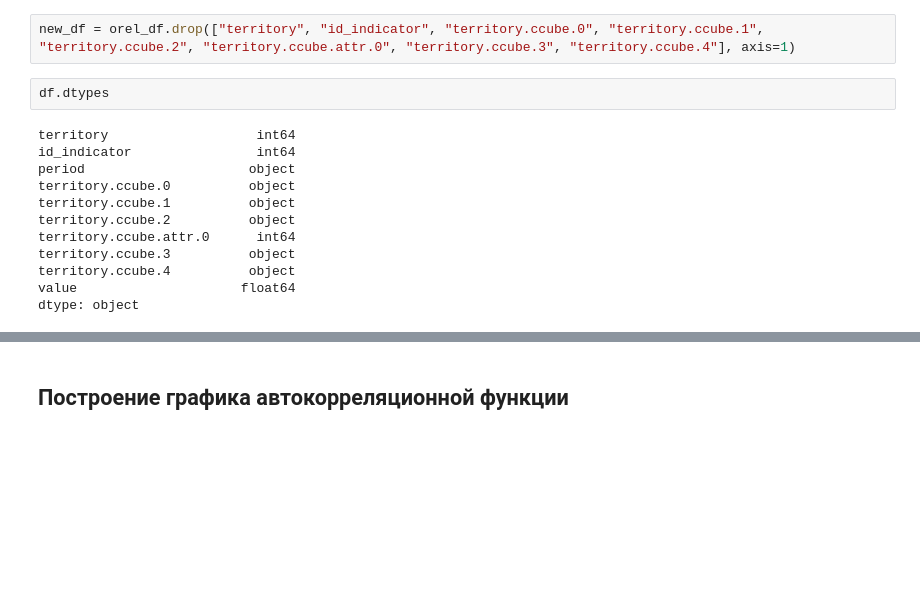
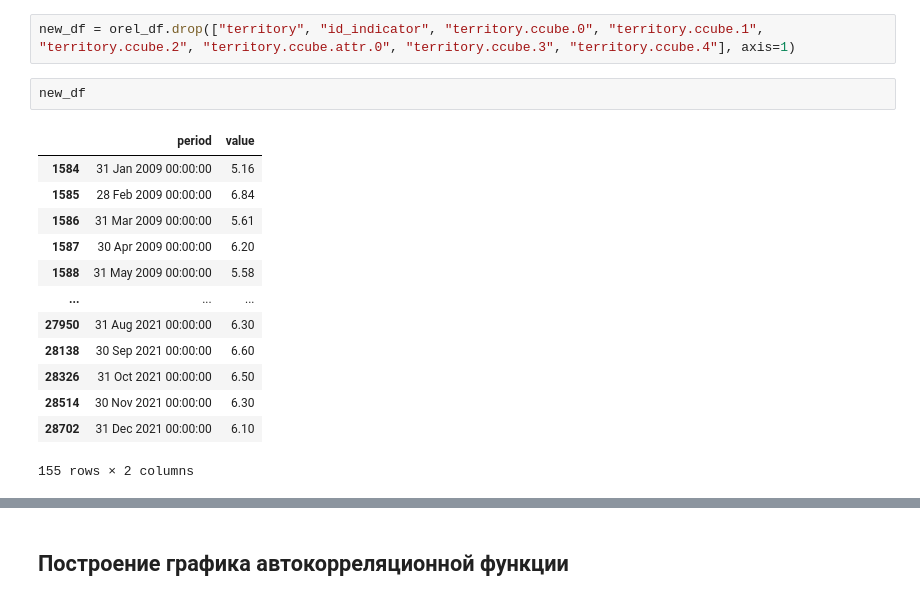
Before and after one commit to maximvscow/birthrate, a Jupyter notebook: Divorce & Marriage.ipynb, the cells around one changed output, grey strips where cells are left out. Drawn from its saved outputs; the diff is of its cells as text; blank space fills up the shorter version.

```diff
--- a/Divorce & Marriage.ipynb
+++ b/Divorce & Marriage.ipynb
@@ -42,20 +42,22 @@ orel_df = df.loc[(df['territory.ccube.3'] == 'Орловская область'
 Отображение нового датафрейма по бракам для Орловской области после удаления лишних колонок
 # %%
 new_df = orel_df.drop(["territory", "id_indicator", "territory.ccube.0", "territory.ccube.1", "territory.ccube.2", "territory.ccube.attr.0", "territory.ccube.3", "territory.ccube.4"], axis=1)
-# %%
-df.dtypes
-# %% [output]
-territory                   int64
-id_indicator                int64
-period                     object
-territory.ccube.0          object
-territory.ccube.1          object
-territory.ccube.2          object
-territory.ccube.attr.0      int64
-territory.ccube.3          object
-territory.ccube.4          object
-value                     float64
-dtype: object
+# %%
+new_df
+# %% [output]
+|  | period | value |
+| 1584 | 31 Jan 2009 00:00:00 | 5.16 |
+| 1585 | 28 Feb 2009 00:00:00 | 6.84 |
+| 1586 | 31 Mar 2009 00:00:00 | 5.61 |
+| 1587 | 30 Apr 2009 00:00:00 | 6.20 |
+| 1588 | 31 May 2009 00:00:00 | 5.58 |
+| ... | ... | ... |
+| 27950 | 31 Aug 2021 00:00:00 | 6.30 |
+| 28138 | 30 Sep 2021 00:00:00 | 6.60 |
+| 28326 | 31 Oct 2021 00:00:00 | 6.50 |
+| 28514 | 30 Nov 2021 00:00:00 | 6.30 |
+| 28702 | 31 Dec 2021 00:00:00 | 6.10 |
+155 rows × 2 columns
 # %%
 fig, ax = plt.subplots()
 
```
Also changed, not shown: parts of 24 cells of this notebook.
